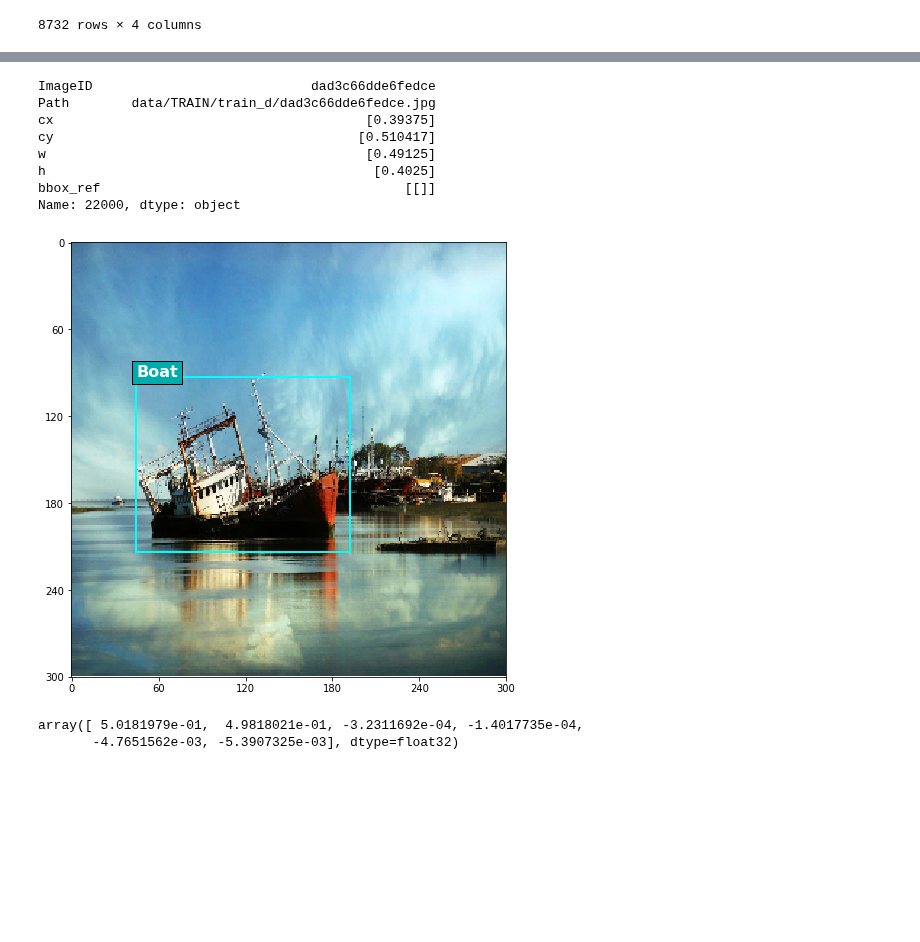
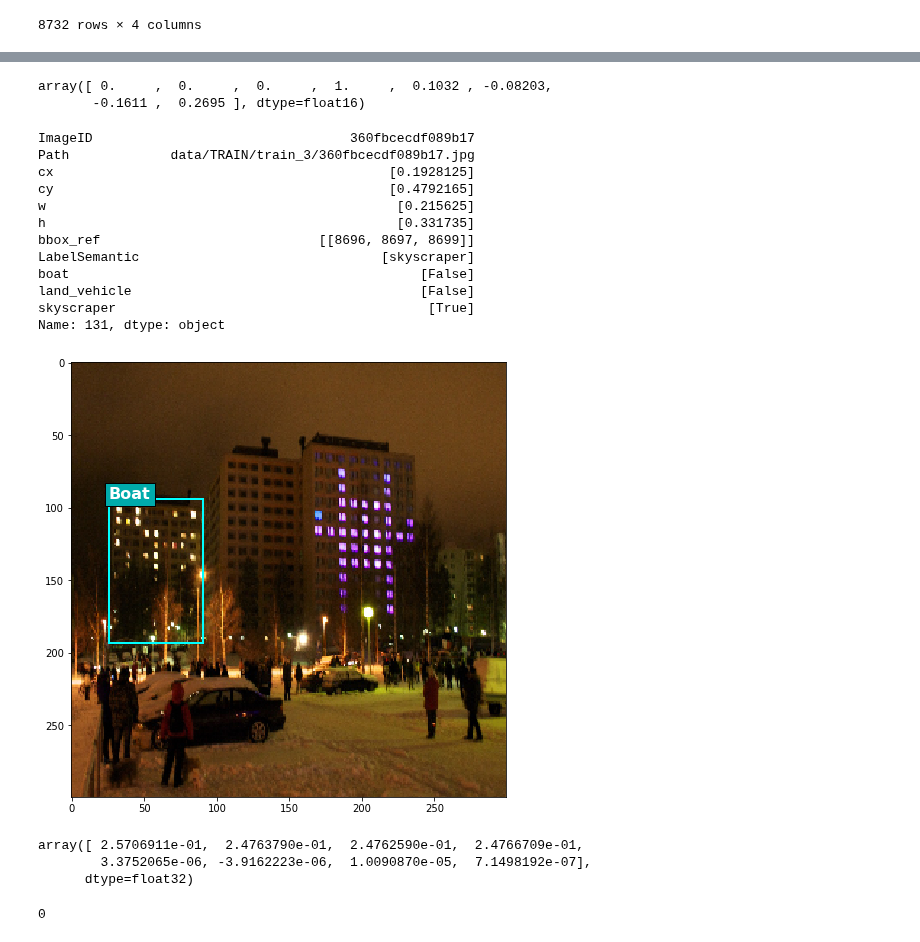
Before and after one commit to BAlmeidaS/capstone-udacity-mle, a Jupyter notebook: project/modeling-exploration.ipynb, the cells around one changed output, grey strips where cells are left out. Drawn from its saved outputs; the diff is of its cells as text; code cells hidden in the pictures; blank space fills up the shorter version.

```diff
--- a/project/modeling-exploration.ipynb
+++ b/project/modeling-exploration.ipynb
@@ -55,9 +55,9 @@ Using TensorFlow backend.
 # %% [markdown]
 ## loading boat dataset
 # %%
-filepath = os.path.join(content.DATAPATH, "MODEL", "boats_300_vgg.h5")
+filepath = os.path.join(content.DATAPATH, "MODEL", "part_data_300_vgg.h5")
 
-boats = pd.read_hdf(filepath, 'X', mode='r')
+train = pd.read_hdf(filepath, 'X', mode='r')
 
 with h5py.File(filepath, 'r') as f:
     target = f['y'][:]
@@ -64,6 +86,7 @@ with h5py.File(filepath, 'r') as f:
 # %%
-sample = boats.iloc[3223]
+sample = train.iloc[2003]
 
+display(sample[-3:])
 img = image.load_img(sample.Path, target_size=(300, 300))
 
 plt.figure(figsize=(12,8))
@@ -74,5 +97,5 @@ plt.yticks(range(0, 301, int(300/75)))
 
 visuals.draw_many_bboxes(img,
                          np.array([sample.cx, sample.cy, sample.w, sample.h]).T,
-                         label='Boat');
+                         label='ref');
 # %% [output]
@@ -150,43 +192,56 @@ model.load_weights(content.DATAPATH + '/weights300vgg16.h5')
+# %%
+target[131, 8696]
+# %% [output]
+array([ 0.     ,  0.     ,  0.     ,  1.     ,  0.1032 , -0.08203,
+       -0.1611 ,  0.2695 ], dtype=float16)
 # %%
-img_path = boats.loc[22000]
-img = image.load_img(img_path.Path, target_size=(300, 300))
-
-pred = model.predict(np.expand_dims(image.img_to_array(img), axis=0))[0]
+img_path = train.loc[131]
 
 display(img_path)
 
+img = image.load_img(img_path.Path, target_size=(300, 300))
+
 plt.figure(figsize=(12,8))
 plt.imshow(img)
-# plt.grid(color='red')
-plt.xticks(range(0, 301, int(300/5)))
-plt.yticks(range(0, 301, int(300/5)))
+# # plt.grid(color='red')
+# plt.xticks(range(0, 301, int(300/5)))
+# plt.yticks(range(0, 301, int(300/5)))
 
 visuals.draw_many_bboxes(img,
                          np.array([img_path.cx, img_path.cy, img_path.w, img_path.h]).T,
                          label='Boat');
 # %% [output]
-ImageID                            dad3c66dde6fedce
-Path        data/TRAIN/train_d/dad3c66dde6fedce.jpg
-cx                                        [0.39375]
-cy                                       [0.510417]
-w                                         [0.49125]
-h                                          [0.4025]
-bbox_ref                                       [[]]
-Name: 22000, dtype: object
+ImageID                                 360fbcecdf089b17
+Path             data/TRAIN/train_3/360fbcecdf089b17.jpg
+cx                                           [0.1928125]
+cy                                           [0.4792165]
+w                                             [0.215625]
+h                                             [0.331735]
+bbox_ref                            [[8696, 8697, 8699]]
+LabelSemantic                               [skyscraper]
+boat                                             [False]
+land_vehicle                                     [False]
+skyscraper                                        [True]
+Name: 131, dtype: object
-[figure, old version]
+[figure, new version]
 # %%
+pred = model.predict(np.expand_dims(image.img_to_array(img), axis=0))[0]
+
 m_value = 0
-i = 0
+best_i = 0
 
 for ind, row in enumerate(pred):
-    if row[1] > m_value:
+    if row[4] > m_value:
         m_value = row[1]
-        i = ind
+        best_i = ind
 
-pred[i]
+display(pred[best_i])
+best_i
 # %% [output]
-array([ 5.0181979e-01,  4.9818021e-01, -3.2311692e-04, -1.4017735e-04,
-       -4.7651562e-03, -5.3907325e-03], dtype=float32)
+array([ 2.5706911e-01,  2.4763790e-01,  2.4762590e-01,  2.4766709e-01,
+        3.3752065e-06, -3.9162223e-06,  1.0090870e-05,  7.1498192e-07],
+      dtype=float32)
+0
 # %%
 plt.figure(figsize=(12,8))
 plt.imshow(img)
```
Also changed, not shown: parts of 11 cells of this notebook, 1 other file.
